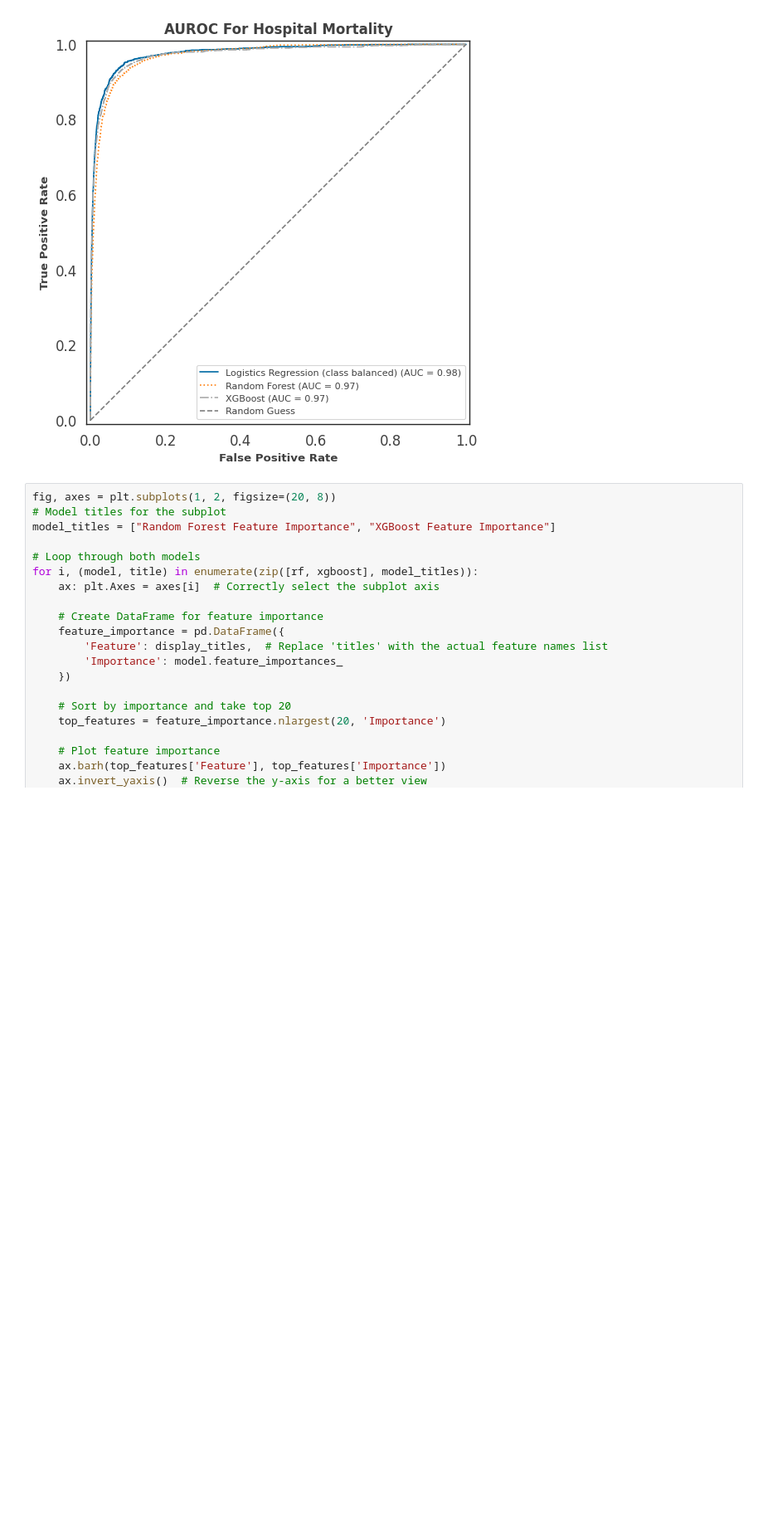
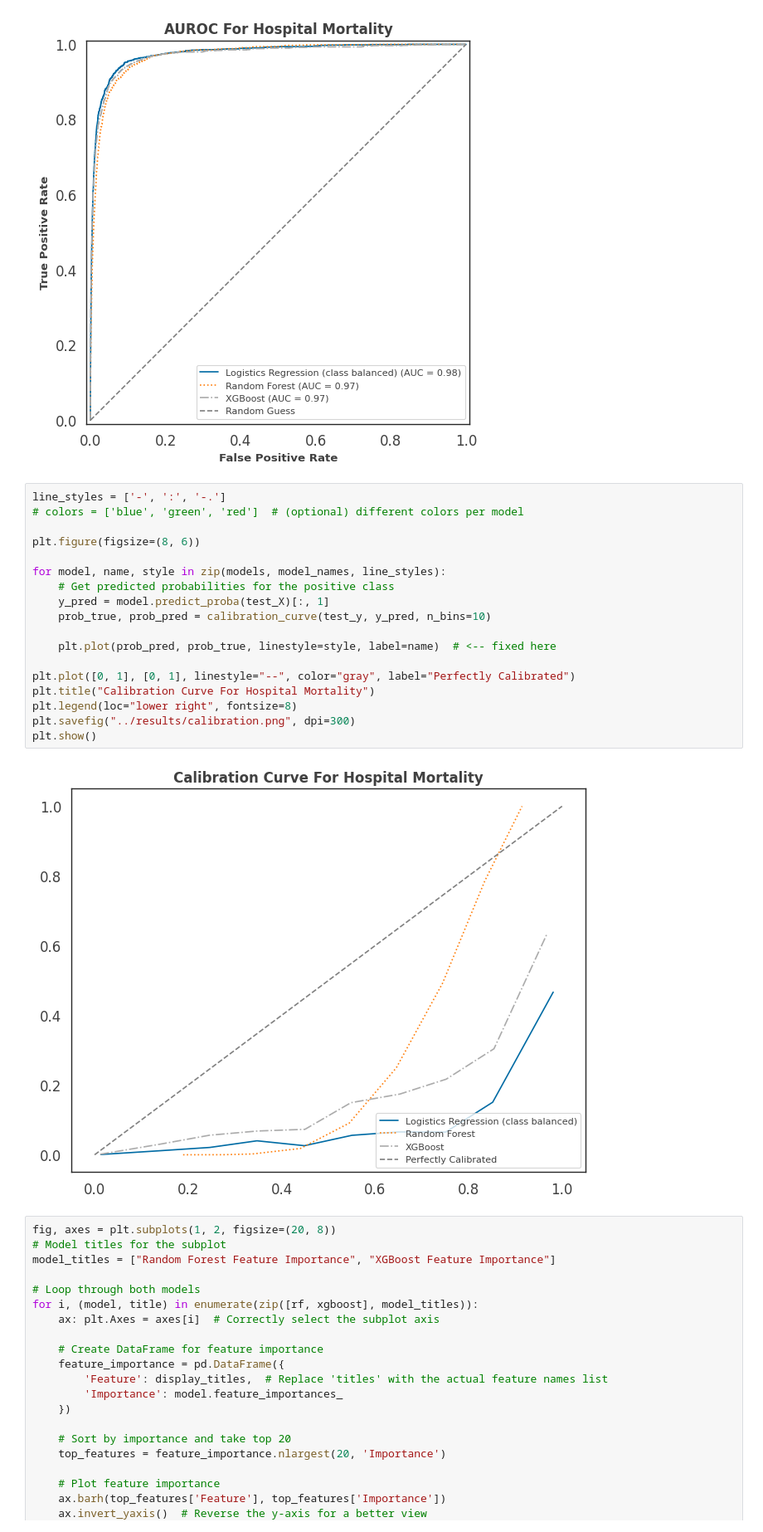
Before and after one commit to bbj-lab/data-leakage, a Jupyter notebook: notebooks/icd_model.ipynb, the cells around one changed output. Shown at 83% size. Cells and saved outputs as stored; diff of their text form; blank space fills up the shorter version.

Commit message:
add calibration curve

```diff
--- a/notebooks/icd_model.ipynb
+++ b/notebooks/icd_model.ipynb
@@ -811,6 +812,26 @@ plt.legend(loc="lower right", fontsize=8)
 plt.savefig(f"../results/auroc.png", dpi=300)
 # %% [output]
 [figure]
+# %%
+line_styles = ['-', ':', '-.']
+# colors = ['blue', 'green', 'red']  # (optional) different colors per model
+
+plt.figure(figsize=(8, 6))
+
+for model, name, style in zip(models, model_names, line_styles):
+    # Get predicted probabilities for the positive class
+    y_pred = model.predict_proba(test_X)[:, 1]
+    prob_true, prob_pred = calibration_curve(test_y, y_pred, n_bins=10)
+
+    plt.plot(prob_pred, prob_true, linestyle=style, label=name)  # <-- fixed here
+
+plt.plot([0, 1], [0, 1], linestyle="--", color="gray", label="Perfectly Calibrated")
+plt.title("Calibration Curve For Hospital Mortality")
+plt.legend(loc="lower right", fontsize=8)
+plt.savefig("../results/calibration.png", dpi=300)
+plt.show()
+# %% [output]
+[figure, added]
 # %%
 fig, axes = plt.subplots(1, 2, figsize=(20, 8))
 # Model titles for the subplot
```
Also changed, not shown: parts of 9 cells of this notebook, 3 other files.
